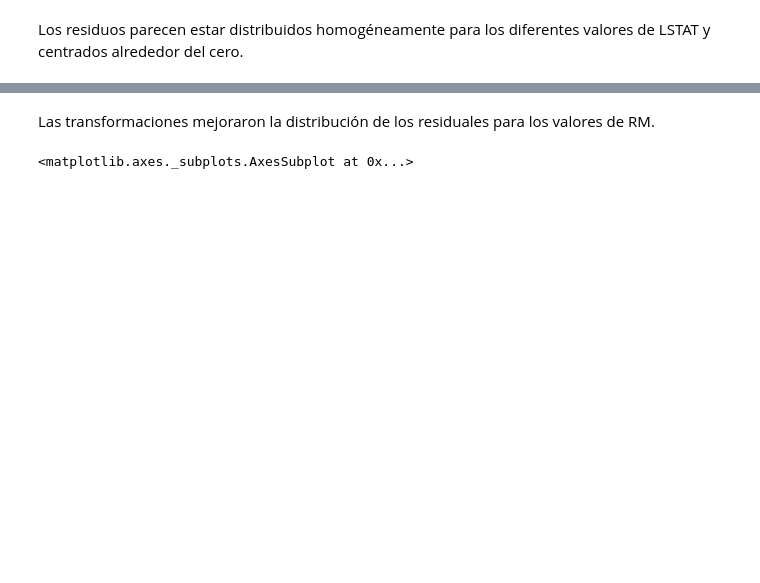
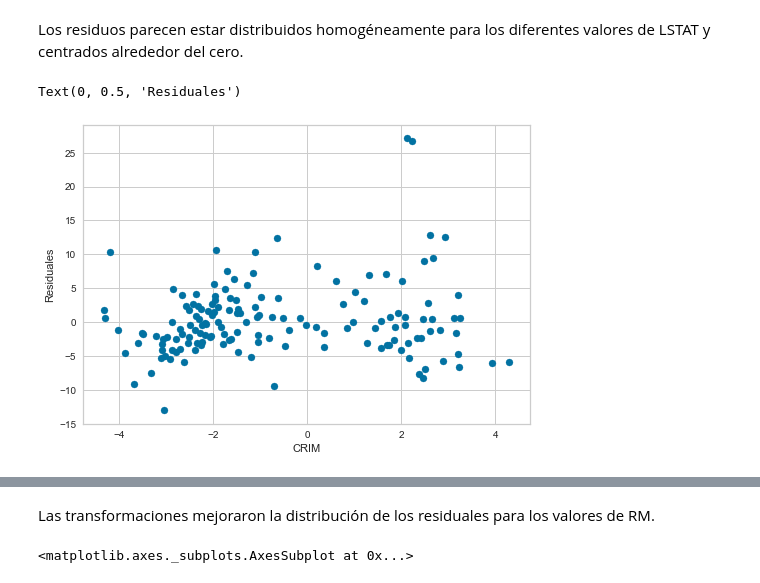
Before and after one commit to solegalli/ingenieria-de-variables, a Jupyter notebook: Seccion-03-Caracteristicas-Variables/03.4_SupuestosModeloLineal.ipynb, the cells around one changed output, grey strips where cells are left out. Cells and saved outputs as stored; diff of their text form; code cells hidden in the pictures; blank space fills up the shorter version.

```diff
--- a/Seccion-03-Caracteristicas-Variables/03.4_SupuestosModeloLineal.ipynb
+++ b/Seccion-03-Caracteristicas-Variables/03.4_SupuestosModeloLineal.ipynb
@@ -729,5 +739,12 @@ Text(0, 0.5, 'Residuales')
 # %% [markdown]
 Los residuos parecen estar distribuidos homogéneamente para los diferentes valores de LSTAT y centrados alrededor del cero.
+# %%
+plt.scatter(x=X_test['CRIM'], y=error)
+plt.xlabel('CRIM')
+plt.ylabel('Residuales')
+# %% [output]
+Text(0, 0.5, 'Residuales')
+[figure, added]
 # %%
 plt.scatter(x=X_test['RM'], y=error)
 plt.xlabel('RM')
```
Also changed, not shown: parts of 39 cells of this notebook, 9 other files.
